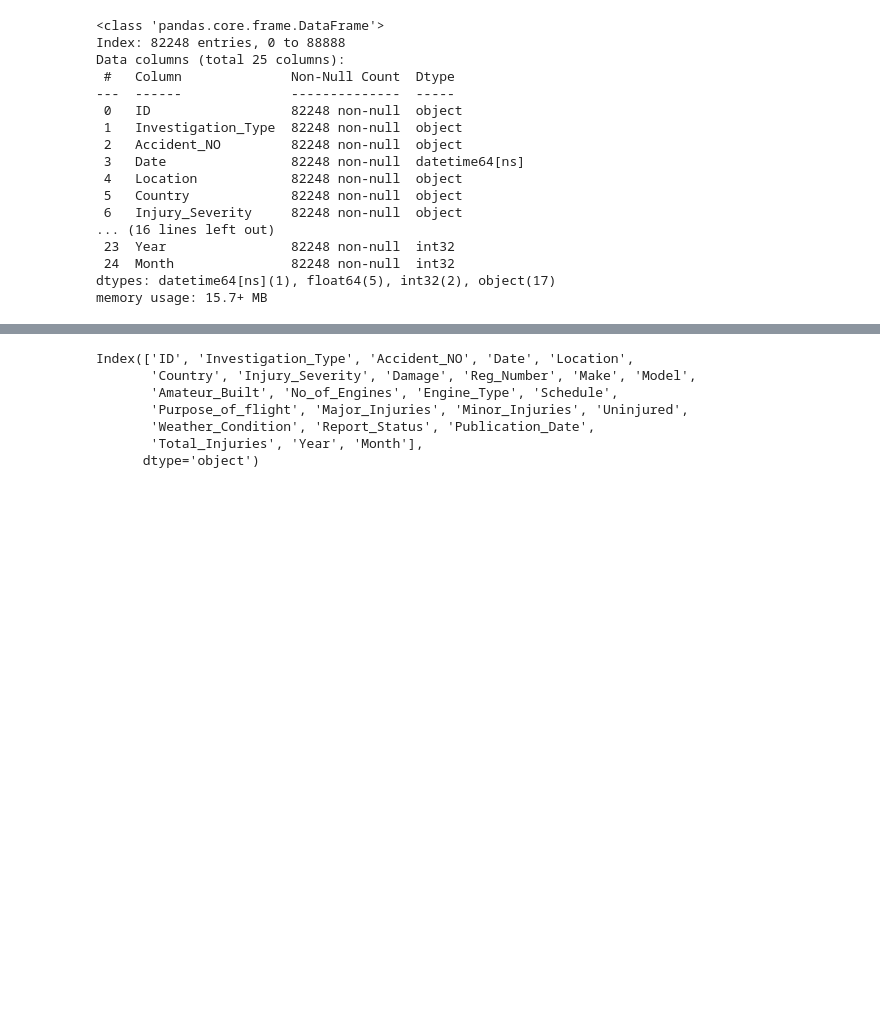
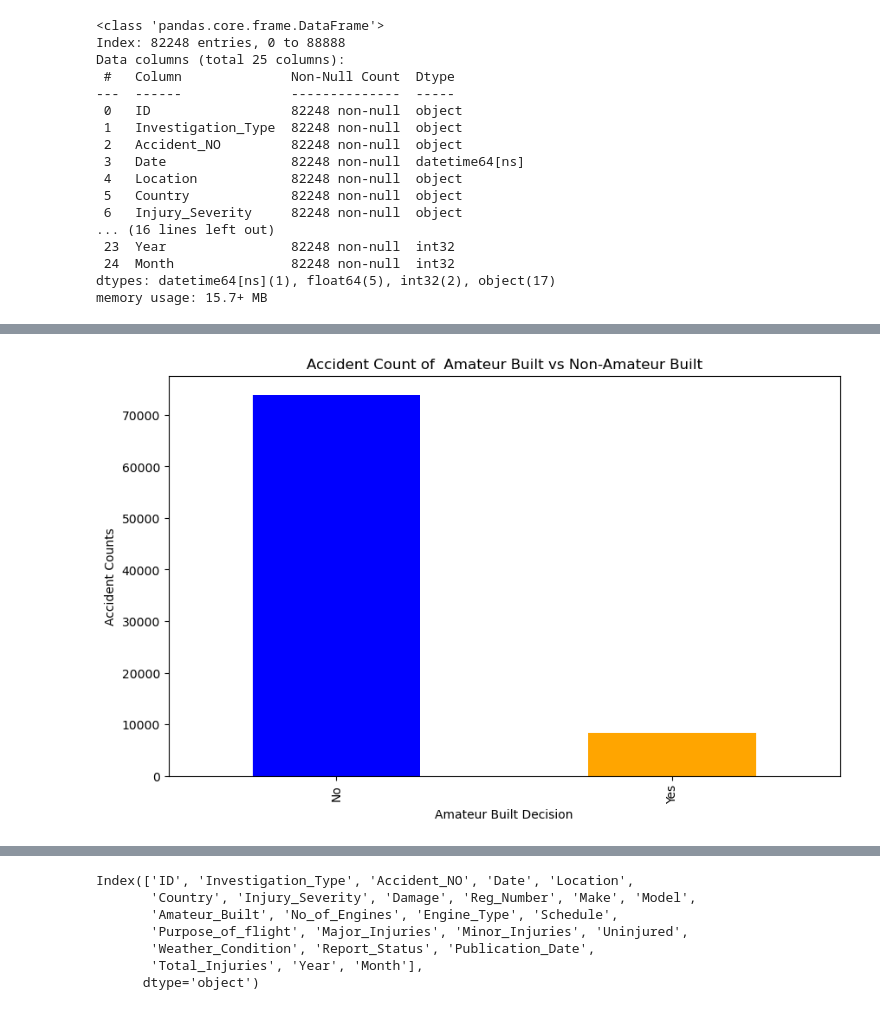
Before and after one commit to Mulwajoseph/Flight-Damage-Stats, a Jupyter notebook: joseph.ipynb, the cells around one changed output, grey strips where cells are left out. Drawn from its saved outputs; the diff is of its cells as text; code cells hidden in the pictures; blank space fills up the shorter version.

```diff
--- a/joseph.ipynb
+++ b/joseph.ipynb
@@ -894,0 +925,14 @@ Name: No_of_Engines, dtype: float64
+# %%
+
+amateur_builddata = USData['Amateur_Built'].value_counts()
+
+plt.figure(figsize=(10, 6))
+amateur_builddata.plot(kind='bar', color=['blue', 'orange'])
+
+plt.xlabel('Amateur Built Decision')
+plt.ylabel('Accident Counts')
+plt.title('Accident Count of  Amateur Built vs Non-Amateur Built')
+
+plt.show()
+# %% [output]
+[figure, added]
```
Also changed, not shown: parts of 21 cells of this notebook.
